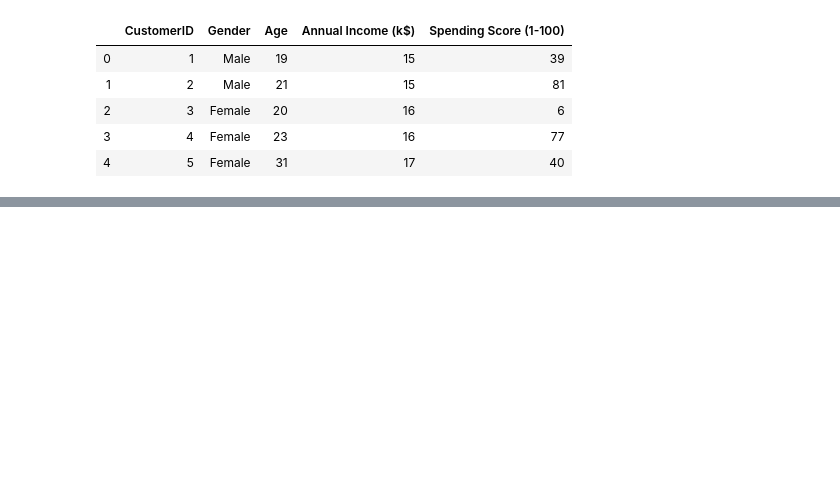
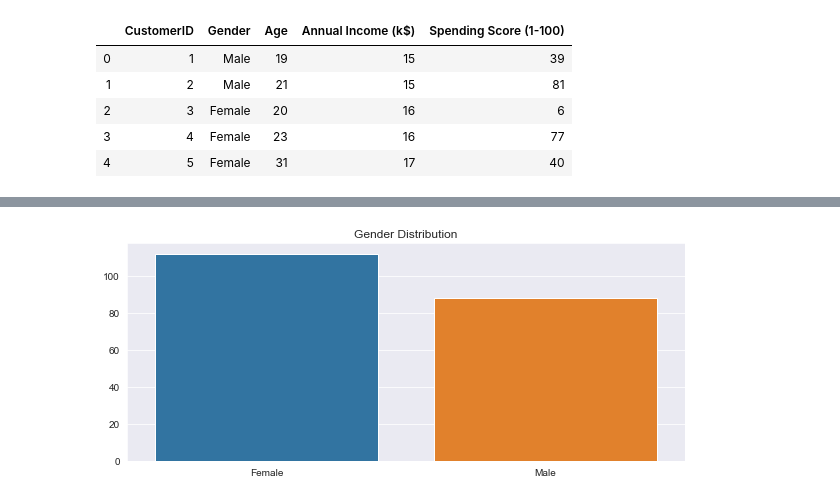
Before and after one commit to adarshkumar8225/clustering, a Jupyter notebook: clustering.ipynb, the cells around one changed output, grey strips where cells are left out. Drawn from its saved outputs; the diff is of its cells as text; code cells hidden in the pictures; blank space fills up the shorter version.

```diff
--- a/clustering.ipynb
+++ b/clustering.ipynb
@@ -16,0 +36,9 @@ df.head()
+# %%
+genders = df.Gender.value_counts()
+sns.set_style("darkgrid")
+plt.figure(figsize=(10,4))
+sns.barplot(x=genders.index, y=genders.values)
+plt.title("Gender Distribution")
+plt.show()
+# %% [output]
+[figure, added]
```
Also changed, not shown: parts of 5 cells of this notebook.
